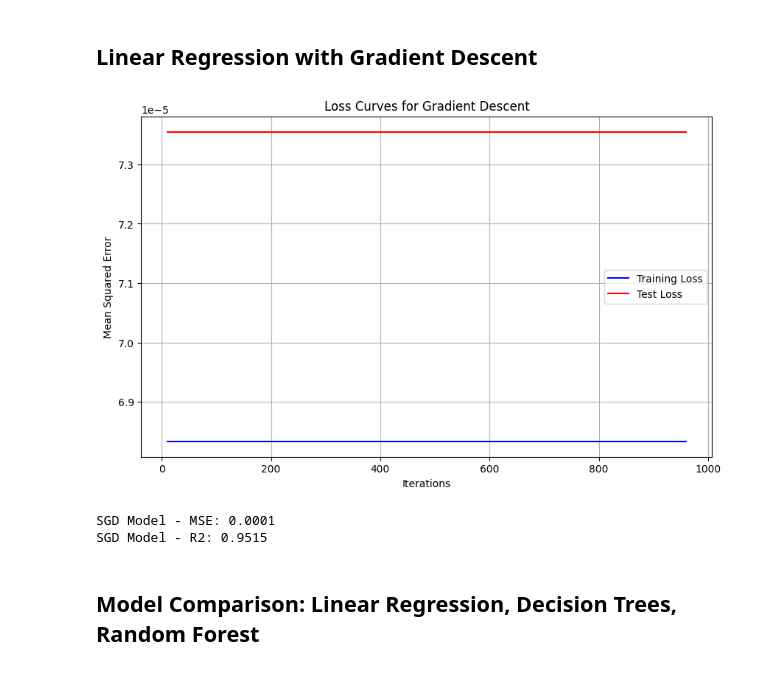
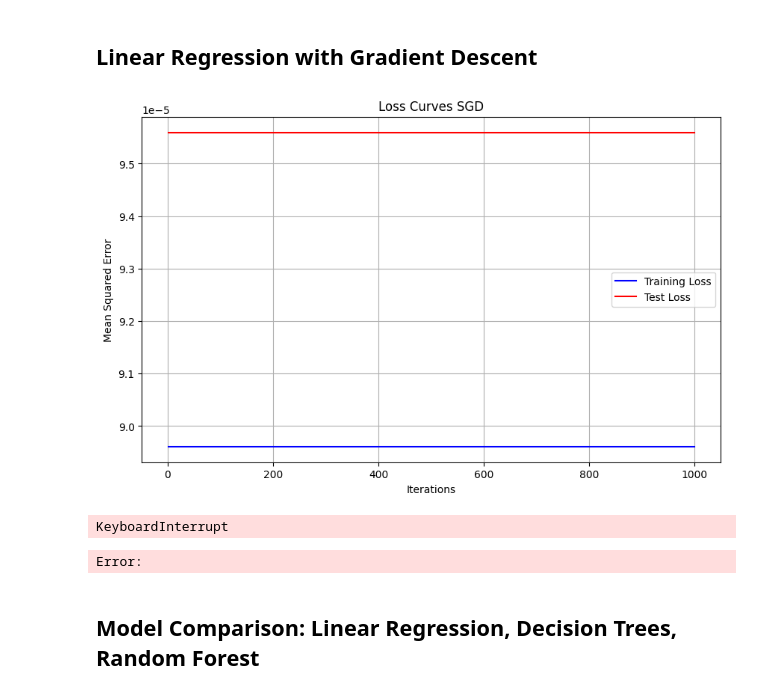
Before and after one commit to MizeroR/linear_regression_model, a Jupyter notebook: summative/linear_regression/maputo_water_efficiency.ipynb, the cells around one changed output. Drawn from its saved outputs; the diff is of its cells as text; code cells hidden in the pictures.

```diff
--- a/summative/linear_regression/maputo_water_efficiency.ipynb
+++ b/summative/linear_regression/maputo_water_efficiency.ipynb
@@ -25,8 +28,6 @@ warnings.filterwarnings('ignore')
 # %%
-# Load the dataset
-df = pd.read_csv('/Users/mizeroreine/Desktop/docs/ALU/linear_regression_model/summative/linear_regression/Maputo.csv')
+df = pd.read_csv('Maputo.csv')
 print(f'Dataset shape: {df.shape}')
-print(f'\nFirst few columns: {df.columns[:10].tolist()}')
 df.head()
 # %% [output]
 Dataset shape: (8784, 27)
@@ -166,50 +150,46 @@ Test set shape: (1757, 4)
 # %% [markdown]
 ## Linear Regression with Gradient Descent
 # %%
-# Linear regression with gradient descent using SGDRegressor
-sgd_model = SGDRegressor(max_iter=1000, tol=1e-3, random_state=42)
+sgd_model = SGDRegressor(
+    max_iter=1, tol=None, learning_rate='constant',
+    eta0=0.1, random_state=42
+)
 
-# Track loss during training
+sgd_model.partial_fit(X_train_scaled, y_train)
+
 train_losses = []
 test_losses = []
+iterations = range(1, 1001)
 
-# Train with different iterations to track loss
-iterations = range(10, 1001, 50)
-for max_iter in iterations:
-    sgd_temp = SGDRegressor(max_iter=max_iter, tol=1e-3, random_state=42)
-    sgd_temp.fit(X_train_scaled, y_train)
-
-    train_pred = sgd_temp.predict(X_train_scaled)
-    test_pred = sgd_temp.predict(X_test_scaled)
+for i in iterations:
+    sgd_model.partial_fit(X_train_scaled, y_train)
+    train_pred = sgd_model.predict(X_train_scaled)
+    test_pred = sgd_model.predict(X_test_scaled)
 
     train_loss = mean_squared_error(y_train, train_pred)
     test_loss = mean_squared_error(y_test, test_pred)
 
     train_losses.append(train_loss)
     test_losses.append(test_loss)
 
+
 # Plot loss curves
 plt.figure(figsize=(10, 6))
 plt.plot(iterations, train_losses, label='Training Loss', color='blue')
 plt.plot(iterations, test_losses, label='Test Loss', color='red')
 plt.xlabel('Iterations')
 plt.ylabel('Mean Squared Error')
-plt.title('Loss Curves for Gradient Descent')
+plt.title('Loss Curves SGD')
 plt.legend()
 plt.grid(True)
 plt.show()
 # %% [output]
-[figure, old version]
+[figure, new version]
-# %%
-# Train final SGD model
-sgd_model.fit(X_train_scaled, y_train)
-sgd_pred = sgd_model.predict(X_test_scaled)
-
-print(f'SGD Model - MSE: {mean_squared_error(y_test, sgd_pred):.4f}')
-print(f'SGD Model - R2: {r2_score(y_test, sgd_pred):.4f}')
-# %% [output]
-SGD Model - MSE: 0.0001
-SGD Model - R2: 0.9515
+# %%
+sgd_pred = sgd_model.predict(X_test_scaled)
+# %% [output]
+KeyboardInterrupt
+Error:
 # %% [markdown]
 ## Model Comparison: Linear Regression, Decision Trees, Random Forest
 # %%
```
Also changed, not shown: parts of 19 cells of this notebook.
